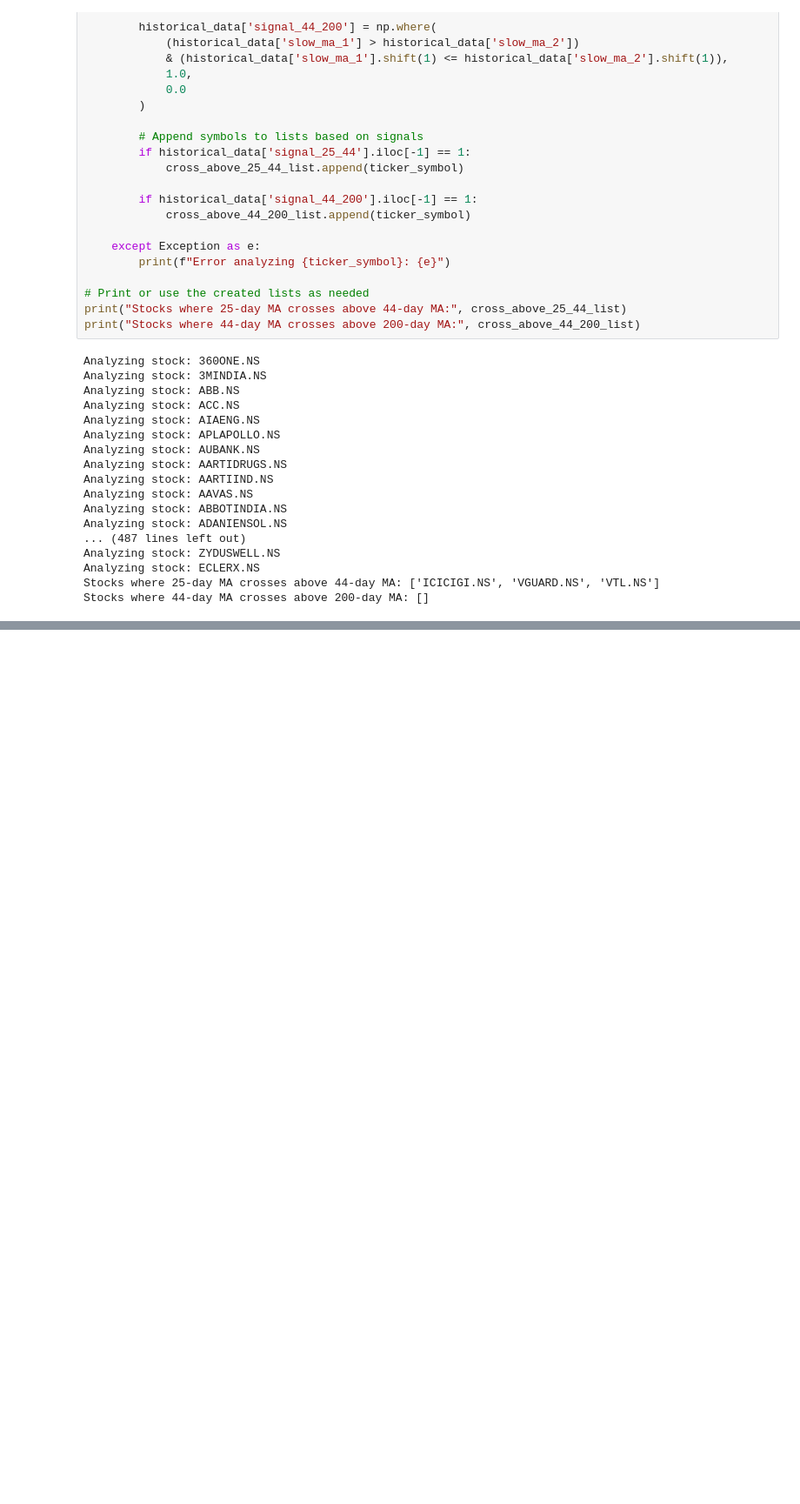
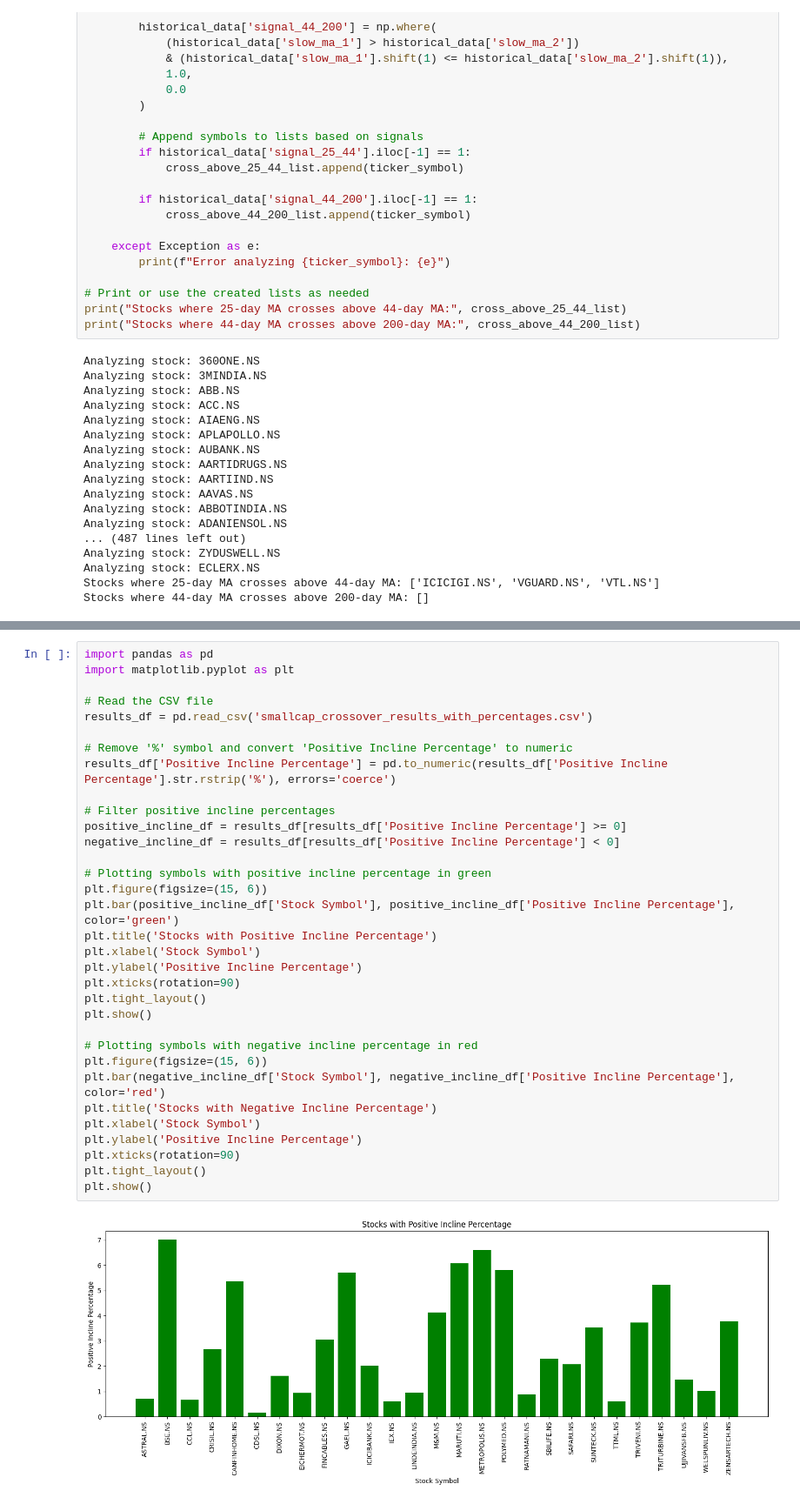
Before and after one commit to Tikam02/TechnicalAnalysis, a Jupyter notebook: Screener/screener-26MA-down.ipynb, the cells around one changed output, grey strips where cells are left out. Shown at 87% size. Drawn from its saved outputs; the diff is of its cells as text; blank space fills up the shorter version.

```diff
--- a/Screener/screener-26MA-down.ipynb
+++ b/Screener/screener-26MA-down.ipynb
@@ -760,0 +1618,35 @@ Stocks where 44-day MA crosses above 200-day MA: []
+# %%
+import pandas as pd
+import matplotlib.pyplot as plt
+
+# Read the CSV file
+results_df = pd.read_csv('smallcap_crossover_results_with_percentages.csv')
+
+# Remove '%' symbol and convert 'Positive Incline Percentage' to numeric
+results_df['Positive Incline Percentage'] = pd.to_numeric(results_df['Positive Incline Percentage'].str.rstrip('%'), errors='coerce')
+
+# Filter positive incline percentages
+positive_incline_df = results_df[results_df['Positive Incline Percentage'] >= 0]
+negative_incline_df = results_df[results_df['Positive Incline Percentage'] < 0]
+
+# Plotting symbols with positive incline percentage in green
+plt.figure(figsize=(15, 6))
+plt.bar(positive_incline_df['Stock Symbol'], positive_incline_df['Positive Incline Percentage'], color='green')
+plt.title('Stocks with Positive Incline Percentage')
+plt.xlabel('Stock Symbol')
+plt.ylabel('Positive Incline Percentage')
+plt.xticks(rotation=90)
+plt.tight_layout()
+plt.show()
+
+# Plotting symbols with negative incline percentage in red
+plt.figure(figsize=(15, 6))
+plt.bar(negative_incline_df['Stock Symbol'], negative_incline_df['Positive Incline Percentage'], color='red')
+plt.title('Stocks with Negative Incline Percentage')
+plt.xlabel('Stock Symbol')
+plt.ylabel('Positive Incline Percentage')
+plt.xticks(rotation=90)
+plt.tight_layout()
+plt.show()
+# %% [output]
+[figure, added]
```
Also changed, not shown: parts of 16 cells of this notebook, 11 other files.
